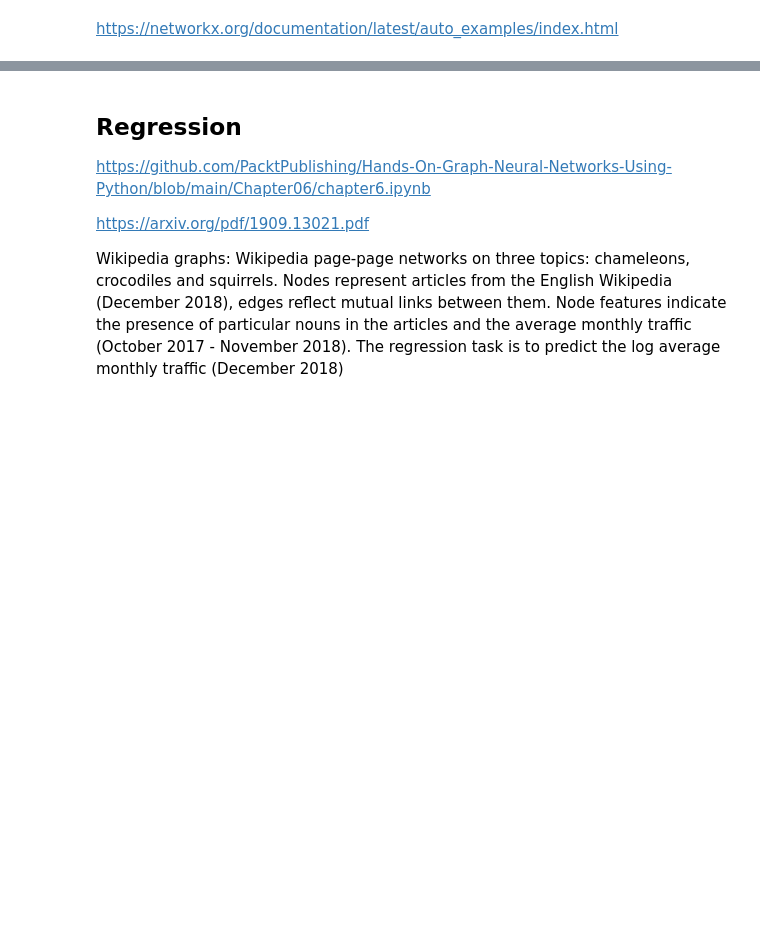
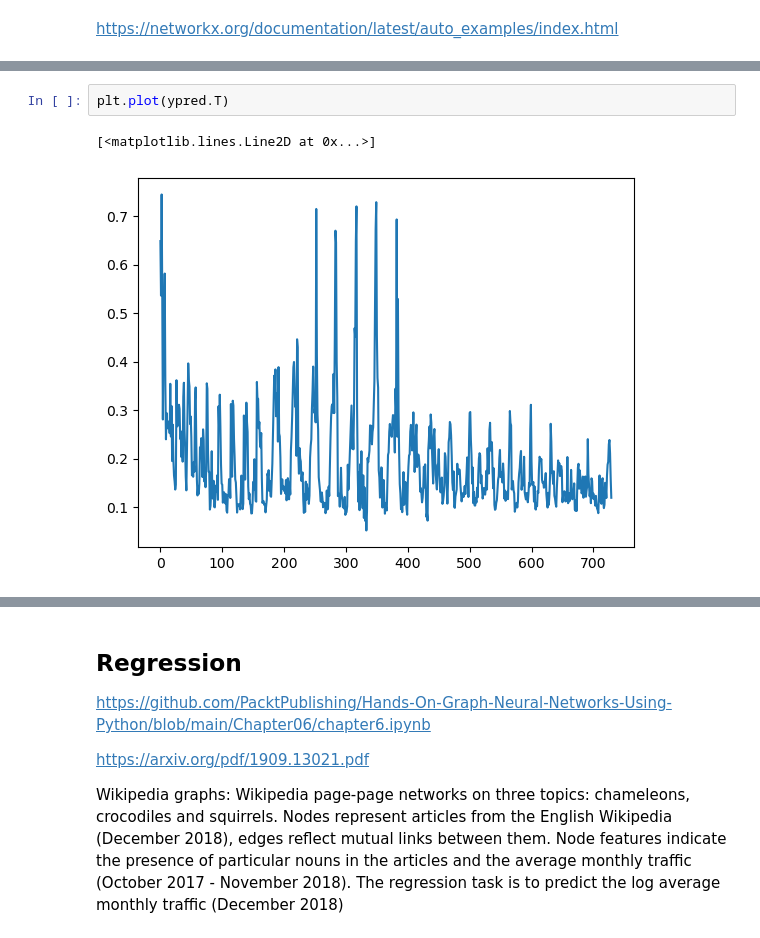
Before and after one commit to interTwin-eu/hython, a Jupyter notebook: hython/routing/gnn.ipynb, the cells around one changed output, grey strips where cells are left out. Cells and saved outputs as stored; diff of their text form; blank space fills up the shorter version.

```diff
--- a/hython/routing/gnn.ipynb
+++ b/hython/routing/gnn.ipynb
@@ -318,0 +449,5 @@ GCN test accuracy: 79.70%
+# %%
+plt.plot(ypred.T)
+# %% [output]
+[<matplotlib.lines.Line2D at 0x...>]
+[figure, added]
```
Also changed, not shown: parts of 50 cells of this notebook, 7 other files.
